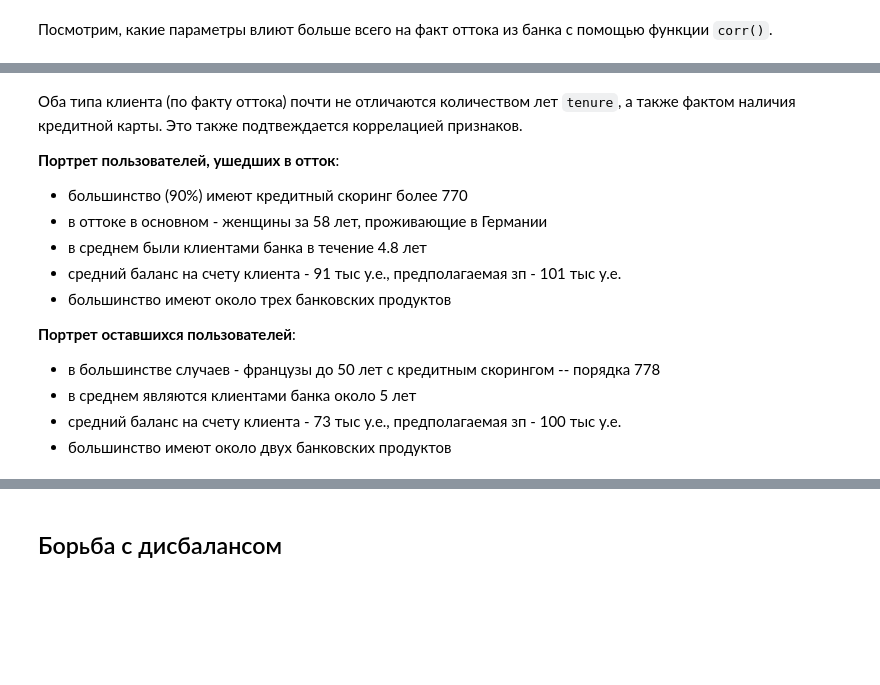
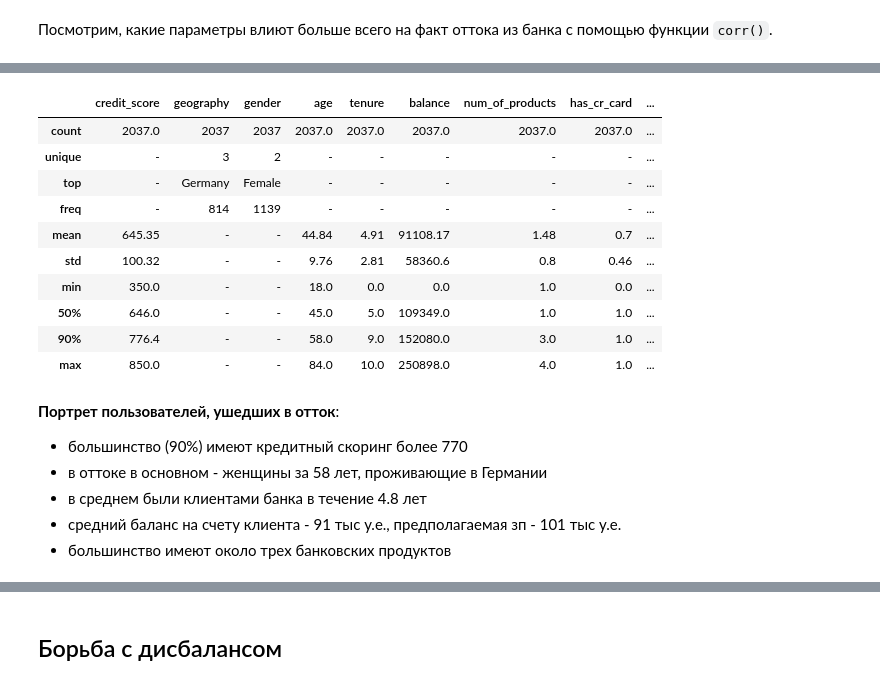
Before and after one commit to valentinatihova/DS_projects, a Jupyter notebook: bank_churn_prediction/bank_churn_prediction.ipynb, the cells around one changed output, grey strips where cells are left out. Drawn from its saved outputs; the diff is of its cells as text; code cells hidden in the pictures; blank space fills up the shorter version.

```diff
--- a/bank_churn_prediction/bank_churn_prediction.ipynb
+++ b/bank_churn_prediction/bank_churn_prediction.ipynb
@@ -202,15 +174,21 @@ def highlight(df_analyses):
+# %%
+df.query("exited == 1").describe(percentiles=[.50, .9], include = 'all').round(2).fillna('-')
+# %% [output]
+|  | credit_score | geography | gender | age | tenure | balance | num_of_products | has_cr_card | ... |
+| count | 2037.0 | 2037 | 2037 | 2037.0 | 2037.0 | 2037.0 | 2037.0 | 2037.0 | ... |
+| unique | - | 3 | 2 | - | - | - | - | - | ... |
+| top | - | Germany | Female | - | - | - | - | - | ... |
+| freq | - | 814 | 1139 | - | - | - | - | - | ... |
+| mean | 645.35 | - | - | 44.84 | 4.91 | 91108.17 | 1.48 | 0.7 | ... |
+| std | 100.32 | - | - | 9.76 | 2.81 | 58360.6 | 0.8 | 0.46 | ... |
+| min | 350.0 | - | - | 18.0 | 0.0 | 0.0 | 1.0 | 0.0 | ... |
+| 50% | 646.0 | - | - | 45.0 | 5.0 | 109349.0 | 1.0 | 1.0 | ... |
+| 90% | 776.4 | - | - | 58.0 | 9.0 | 152080.0 | 3.0 | 1.0 | ... |
+| max | 850.0 | - | - | 84.0 | 10.0 | 250898.0 | 4.0 | 1.0 | ... |
 # %% [markdown]
-Оба типа клиента (по факту оттока) почти не отличаются количеством лет `tenure`, а также фактом наличия кредитной карты. Это также подтвеждается коррелацией признаков.
-
 **Портрет пользователей, ушедших в отток**:
 - большинство (90%) имеют кредитный скоринг более 770
 - в оттоке в основном - женщины за 58 лет, проживающие в Германии
 - в среднем были клиентами банка в течение 4.8 лет
 - средний баланс на счету клиента - 91 тыс у.е., предполагаемая зп - 101 тыс у.е.
 - большинство имеют около трех банковских продуктов
-
-**Портрет оставшихся пользователей**:
-- в большинстве случаев - французы до 50 лет с кредитным скорингом -- порядка 778
-- в среднем являются клиентами банка около 5 лет
-- средний баланс на счету клиента - 73 тыс у.е., предполагаемая зп - 100 тыс у.е.
-- большинство имеют около двух банковских продуктов
```
Also changed, not shown: parts of 119 cells of this notebook.
